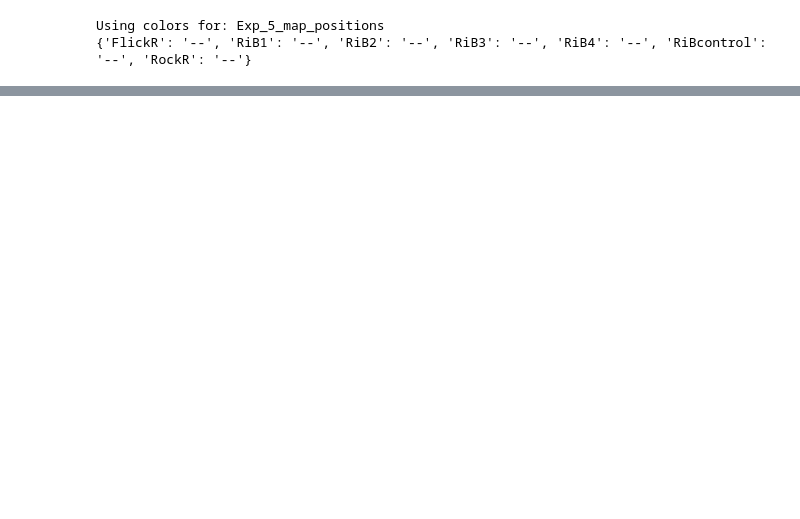
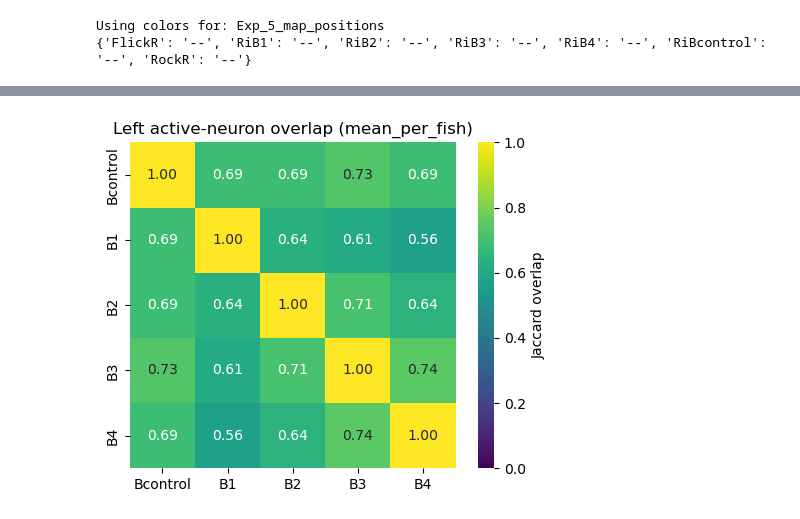
Before and after one commit to uribealej/social_filters, a Jupyter notebook: scripts/calcium_analysis/Exp5_map_positions_several.ipynb, the cells around one changed output, grey strips where cells are left out. Cells and saved outputs as stored; diff of their text form; code cells hidden in the pictures; blank space fills up the shorter version.

```diff
--- a/scripts/calcium_analysis/Exp5_map_positions_several.ipynb
+++ b/scripts/calcium_analysis/Exp5_map_positions_several.ipynb
@@ -36,5 +42,7 @@ c:\ProgramData\miniconda3\envs\social_filters\python.exe
 # %%
 # %%
+# Cell 03 - Load and align fish
+# Defines experiment paths, fish list, and a loader that builds aligned dFoF, raster, normalized, and z-score traces.
 ### ==== CONFIG GENERAL (común a todos los peces) ===============================
 
 experiment_name = "Exp_5_map_positions"#"Exp_2_rocking_1" #"Exp_3_rocking_2"
@@ -47,18 +55,21 @@ fps_2p = 2.0
 selected_blocks = [f"B{n}" for n in range(1, 5)]
 
 t_pre_s  = 5.0   # time before onset to include
-t_post_s = 32.0  # time after onset to include
+t_post_s = 25.0  # time after onset to include
+
+# left (1,3,4,9,10)
+#`right (1,5,6,9,10)`
 
 # Lista de peces que quieres procesar
 fish_ids = [
     "L684_f01",
-    "L684_f06",
+    #"L684_f06",
     "L684_f07",
     "L733_f01",
-    "L733_f02",
-    "L733_f03",
-    "L733_f04",
-    "L733_f05",
+    #"L733_f02",
+    #"L733_f03",
+    #"L733_f04",
+    #"L733_f05",
     "L733_f06",
     "L733_f07"
 
@@ -1022,0 +560,58 @@ plt.show()
+# %%
+# Cell 12 - Overlap heatmap
+# Computes active-neuron Jaccard overlap across left/right B conditions and plots one selected side.
+# Step 2: active-neuron overlap across B conditions
+
+condition_labels = ["Bcontrol", "B1", "B2", "B3", "B4"]
+
+side_stimuli = {
+    "left": [7, 3, 4, 5, 6],
+    "right": [12, 8, 9, 10, 11],
+}
+
+active_matrices = build_active_neuron_matrices_all_fish(
+    all_fish_data=all_fish_data,
+    fish_ids=fish_ids,
+    stim_order=side_stimuli["left"] + side_stimuli["right"],
+    fps_2p=fps_2p,
+    t_pre_s=t_pre_s,
+    active_fraction_threshold=0.20,
+    min_epoch_s=1.5,
+    min_active_reps=2
+)
+
+overlap_results = build_active_neuron_overlap_matrices_all_fish(
+    active_matrices=active_matrices,
+    side_stimuli=side_stimuli,
+    condition_labels=condition_labels,
+)
+
+left_overlap_matrix = overlap_results["pooled"]["left"]
+right_overlap_matrix = overlap_results["pooled"]["right"]
+left_overlap_matrix_mean_per_fish = overlap_results["mean_per_fish"]["left"]
+right_overlap_matrix_mean_per_fish = overlap_results["mean_per_fish"]["right"]
+
+side_to_plot = "left"  # or "right"
+aggregation_to_plot = "mean_per_fish"#"pooled"  # or "mean_per_fish"
+matrix_to_plot = overlap_results[aggregation_to_plot][side_to_plot]
+
+display(left_overlap_matrix)
+display(right_overlap_matrix)
+
+fig, ax = plt.subplots(figsize=(5, 4))
+sns.heatmap(
+    matrix_to_plot,
+    vmin=0,
+    vmax=1,
+    square=True,
+    annot=True,
+    fmt=".2f",
+    cmap="viridis",
+    cbar_kws={"label": "Jaccard overlap"},
+    ax=ax,
+)
+ax.set_title(f"{side_to_plot.capitalize()} active-neuron overlap ({aggregation_to_plot})")
+ax.set_xlabel("")
+ax.set_ylabel("")
+plt.tight_layout()
+# %% [output]
@@ -1023 +630,2 @@ plt.show()
+[figure, added]
 # %%
```
Also changed, not shown: parts of 27 cells of this notebook, 9 other files.
